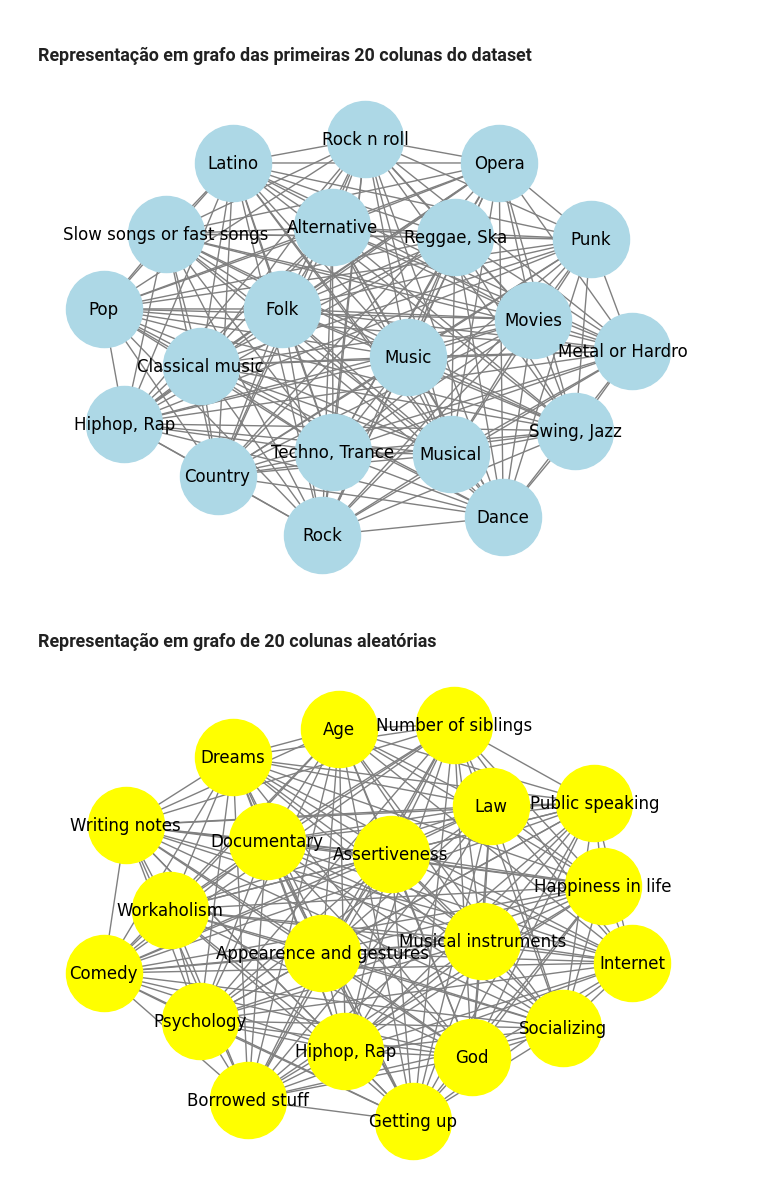
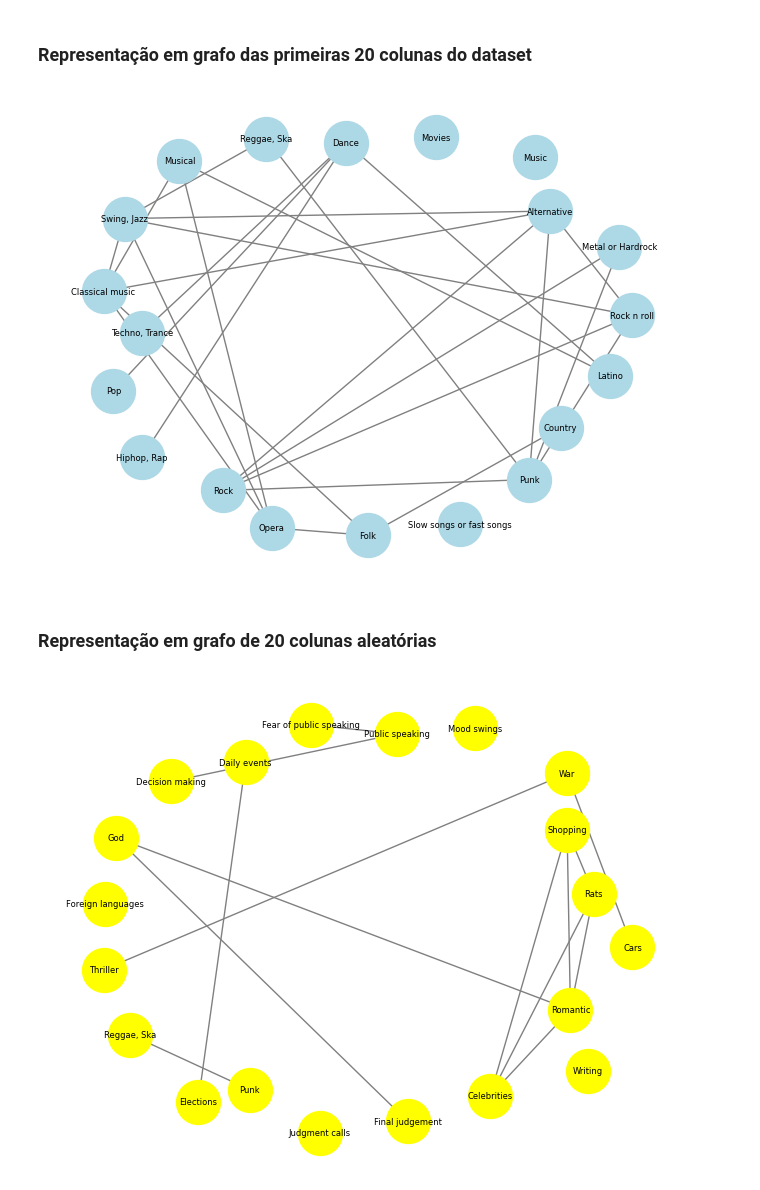
Before and after one commit to diego-alp-dt/Projeto_CR, a Jupyter notebook: Grafo.ipynb, the cells around one changed output. Saved outputs shown, nothing was run; the diff lists cells and outputs as text; code cells hidden in the pictures.

Commit message:
Add files via upload
Alteração para que apenas vértices correlatados tenham arestas entre si

```diff
--- a/Grafo.ipynb
+++ b/Grafo.ipynb
@@ -34,56 +34,60 @@ data = data.drop(colunas_categoricas, axis=1)
 # %% [markdown]
 ### Representação em grafo das primeiras 20 colunas do dataset
 # %%
-#Splitando o dataset nas 20 primeiras colunas
 data_subset = data.iloc[:, :20]
 
-#Criando uma matriz de similaridade usando similaridade dos cossenos
-similarity_matrix = cosine_similarity(data_subset.T)
+# Calcular a matriz de correlação
+correlation_matrix = data_subset.corr()
 
-#Declarando o grafo
+# Declarar o grafo
 G = nx.Graph()
 
-#Adicionando os vértices
+# Adicionar vértices ao grafo
 for gosto in data_subset.columns:
     G.add_node(gosto)
 
-#Adicionando as arestas
+# Adicionar arestas ao grafo com base na correlação
 num_gostos = len(data_subset.columns)
 for i in range(num_gostos):
-    for j in range(i+1 , num_gostos):
+    for j in range(i + 1, num_gostos):
+        correlation = correlation_matrix.iloc[i, j]
+        #Adiciona Arestas apenas aos vértices cuja correlação é maior que 0.3
+        if correlation > 0.3:
             G.add_edge(data_subset.columns[i], data_subset.columns[j])
 
-# Desenhar o gráfo
-pos = nx.spring_layout(G)
-nx.draw(G, pos, with_labels=True, node_color='lightblue', node_size=3000, edge_color='gray', font_size=12)
+# Desenhar o grafo
+pos = nx.spring_layout(G,k=4)
+nx.draw(G, pos, with_labels=True, node_color='lightblue', node_size=1000, edge_color='gray', font_size=6)
 plt.show()
 # %% [output]
-[figure, old version]
+[figure, new version]
 # %% [markdown]
 ### Representação em grafo de 20 colunas aleatórias
 # %%
-# Selecionar 20 colunas aleatórias
-data_subset = data.sample(axis=1, n=20,random_state = 7)
+data_subset = data.sample(axis=1, n=20, random_state=5)
 
-# Calcular a matriz de similaridade
-similarity_matrix = cosine_similarity(data_subset.T)
+# Calcular a matriz de correlação
+correlation_matrix = data_subset.corr()
 
-# declarar o grafo
+# Declarar o grafo
 G = nx.Graph()
 
-# Adicionando vértices ao grafo
+# Adicionar vértices ao grafo
 for gosto in data_subset.columns:
     G.add_node(gosto)
 
-# Adicionando arestas ao grafo
+# Adicionar arestas ao grafo
 num_gostos = len(data_subset.columns)
 for i in range(num_gostos):
-    for j in range(i+1, num_gostos):
-        G.add_edge(data_subset.columns[i], data_subset.columns[j])
+    for j in range(i + 1, num_gostos):
+        correlation = correlation_matrix.iloc[i, j]
+        #Adiciona Arestas apenas aos vértices cuja correlação é maior que 0.2
+        if correlation > 0.2:
+            G.add_edge(data_subset.columns[i], data_subset.columns[j])
 
 # Desenhar o grafo
-pos = nx.spring_layout(G)
-nx.draw(G, pos, with_labels=True, node_color='yellow', node_size=3000, edge_color='gray', font_size=12)
+pos = nx.spring_layout(G,k=2000)
+nx.draw(G, pos, with_labels=True, node_color='yellow', node_size=1000, edge_color='gray', font_size=6)
 plt.show()
 # %% [output]
-[figure, old version]
+[figure, new version]
```
